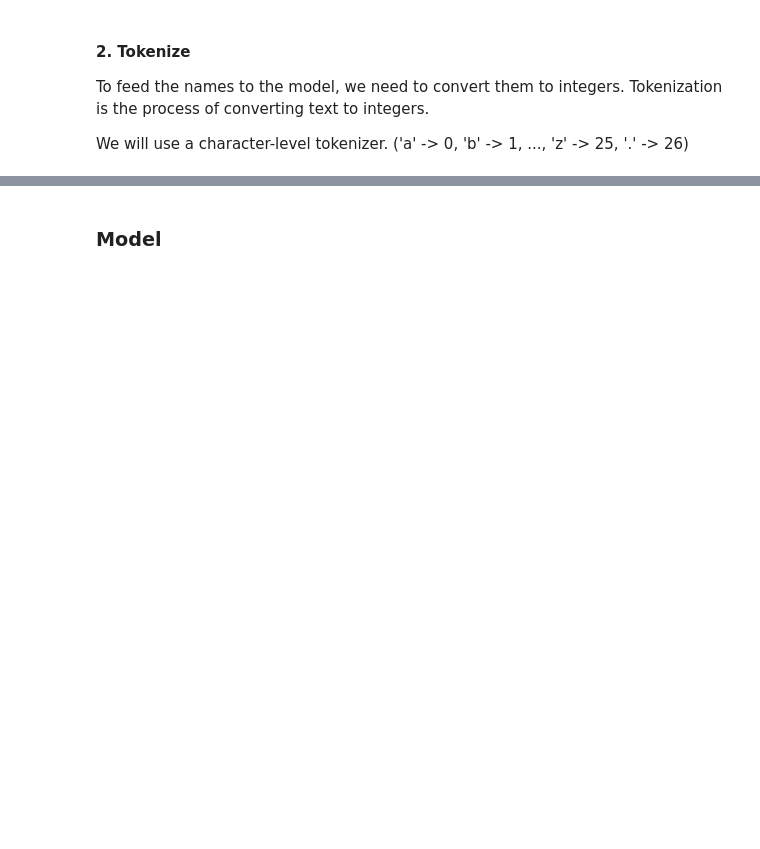
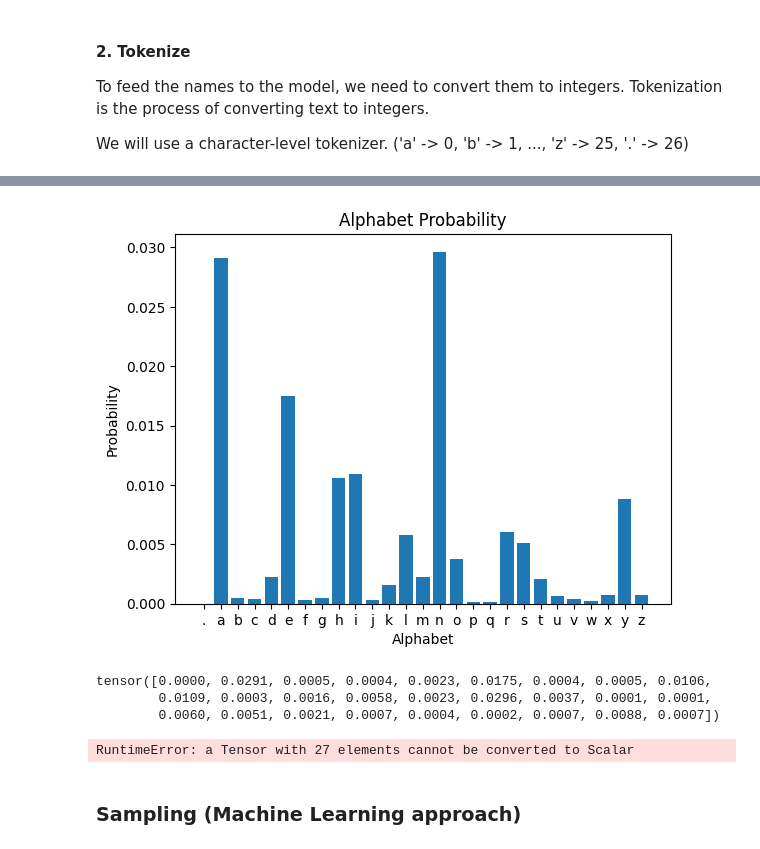
Before and after one commit to PathFinderKR/LLM101, a Jupyter notebook: notebooks/Lectures/Lecture_02.ipynb, the cells around one changed output, grey strips where cells are left out. Drawn from its saved outputs; the diff is of its cells as text; code cells hidden in the pictures; blank space fills up the shorter version.

```diff
--- a/notebooks/Lectures/Lecture_02.ipynb
+++ b/notebooks/Lectures/Lecture_02.ipynb
@@ -184,0 +200,35 @@ KeyError: '.'
+# %%
+# Get the probabilities by dividing the counts by the total counts
+probs = counts.float() / counts.sum()
+
+# Let's plot the probabilities for the first alphabet
+plt.bar([tokenizer.decode(torch.tensor([i])) for i in range(tokenizer.vocab_size)], probs[:, 0])
+plt.xlabel("Alphabet")
+plt.ylabel("Probability")
+plt.title("Alphabet Probability")
+plt.show()
+print(probs[:, 0])
+# %% [output]
+[figure, added]
+tensor([0.0000, 0.0291, 0.0005, 0.0004, 0.0023, 0.0175, 0.0004, 0.0005, 0.0106,
+        0.0109, 0.0003, 0.0016, 0.0058, 0.0023, 0.0296, 0.0037, 0.0001, 0.0001,
+        0.0060, 0.0051, 0.0021, 0.0007, 0.0004, 0.0002, 0.0007, 0.0088, 0.0007])
+# %%
+# Sample from the probabilities
+def sample(probs):
+    new_name = []
+    new_ix = 0
+    # Generate until the end token is generated
+    while True:
+        # Sample the next alphabet
+        next_ix = torch.multinomial(probs, replacement=True, num_samples=1).item()
+        new_name.append(tokenizer.decode(torch.tensor([next_ix])))
+        if next_ix == end_id:
+            break
+    return new_name
+
+# Generate a new name
+new_name = sample(probs)
+print(new_name)
+# %% [output]
+RuntimeError: a Tensor with 27 elements cannot be converted to Scalar
@@ -185,5 +237,5 @@ KeyError: '.'
 # %% [markdown]
-### Model
+### Sampling (Machine Learning approach)
 # %%
 class Bigram(nn.Module):
     def __init__(self, config: BigramConfig):
```
Also changed, not shown: parts of 13 cells of this notebook.
